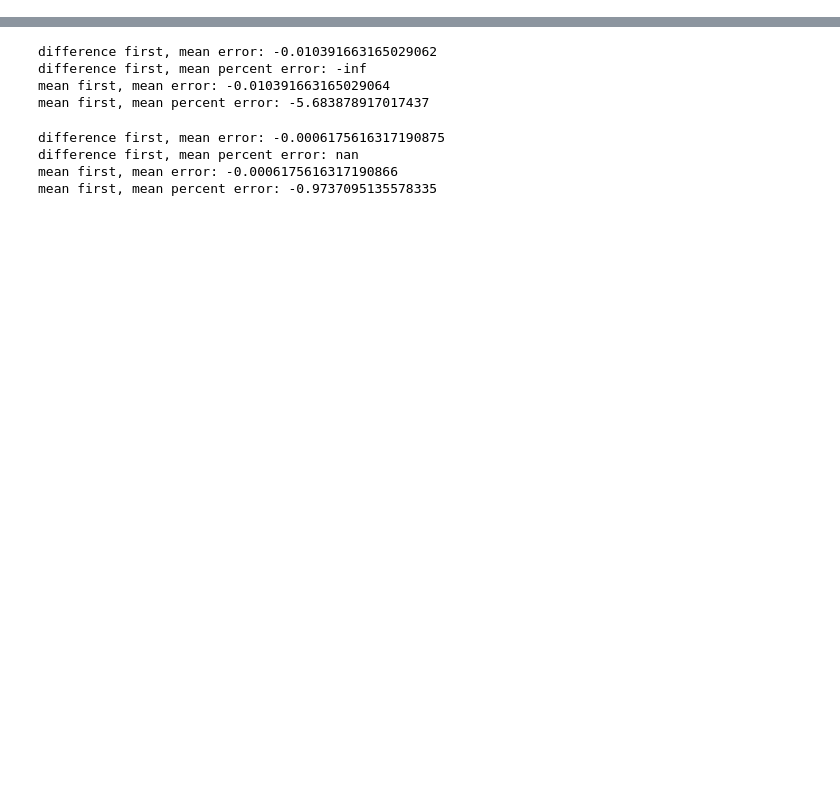
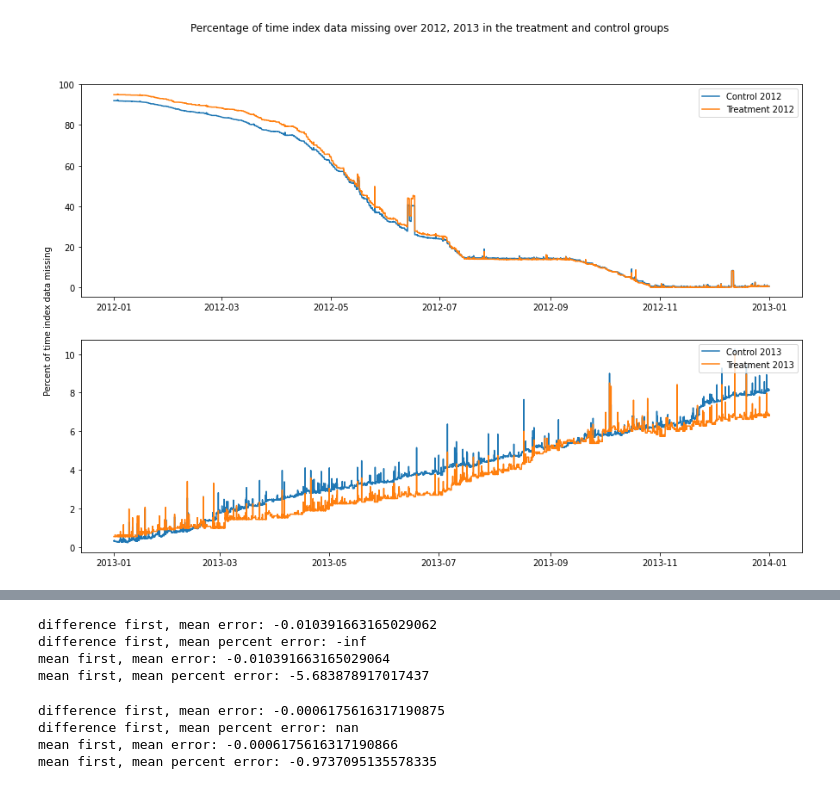
Before and after one commit to sabanejad/demand-response, a Jupyter notebook: code/multi_linreg.ipynb, the cells around one changed output, grey strips where cells are left out. Drawn from its saved outputs; the diff is of its cells as text; code cells hidden in the pictures; blank space fills up the shorter version.

```diff
--- a/code/multi_linreg.ipynb
+++ b/code/multi_linreg.ipynb
@@ -9,6 +9,27 @@ import matplotlib.pyplot as plt
 total_usage_2012 = pd.read_parquet('../data/total_usage_2012.gzip')
 total_usage_2013 = pd.read_parquet('../data/total_usage_2013.gzip')
 # total_usage_2014 = pd.read_parquet('../data/total_usage_2014.gzip')
+# %%
+df_2012_treatment, df_2012_control = split_t_c(total_usage_2012)
+df_2013_treatment, df_2013_control = split_t_c(total_usage_2013)
+# %%
+a_2012, b_2012, a_2013, b_2013 = get_alpha_beta(df_2012_treatment, df_2012_control, df_2013_treatment, df_2013_control)
+# %%
+fig, ax = plt.subplots(2, 1, figsize=(15, 10))
+fig.suptitle('Percentage of time index data missing over 2012, 2013 in the treatment and control groups')
+
+ax[0].plot(get_percentage_time_missing(a_2012), label='Control 2012')
+ax[0].plot(get_percentage_time_missing(b_2012), label='Treatment 2012')
+ax[0].legend(loc=1)
+
+ax[1].plot(get_percentage_time_missing(a_2013), label='Control 2013')
+ax[1].plot(get_percentage_time_missing(b_2013), label='Treatment 2013')
+ax[1].legend(loc=1)
+
+fig.text(0.09, 0.5, 'Percent of time index data missing', ha='center', va='center', rotation='vertical')
+plt.savefig('../figs/all_1213_percent_data_missing.png');
+# %% [output]
+[figure, added]
 # %%
 tariffs = pd.read_parquet('../data/tariffs.gzip')
 
```
Also changed, not shown: parts of 31 cells of this notebook, 32 other files.
